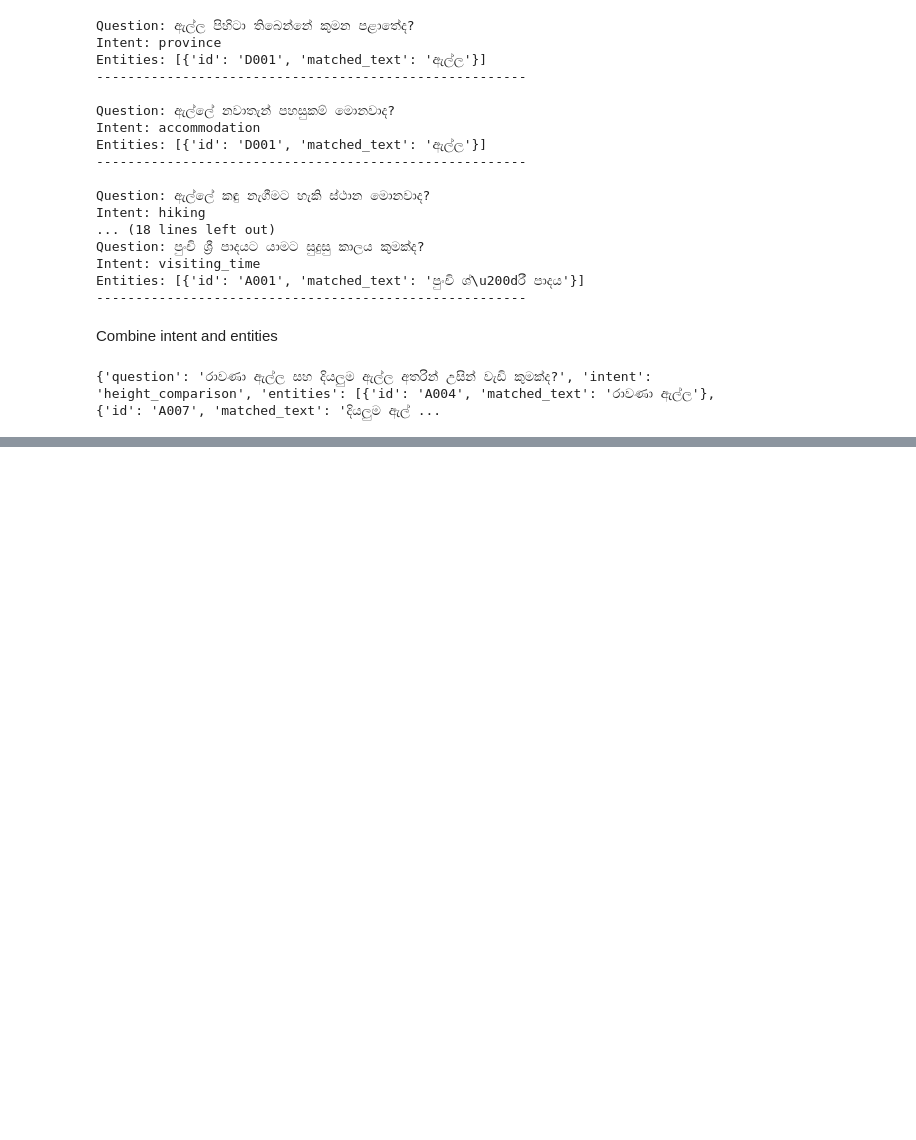
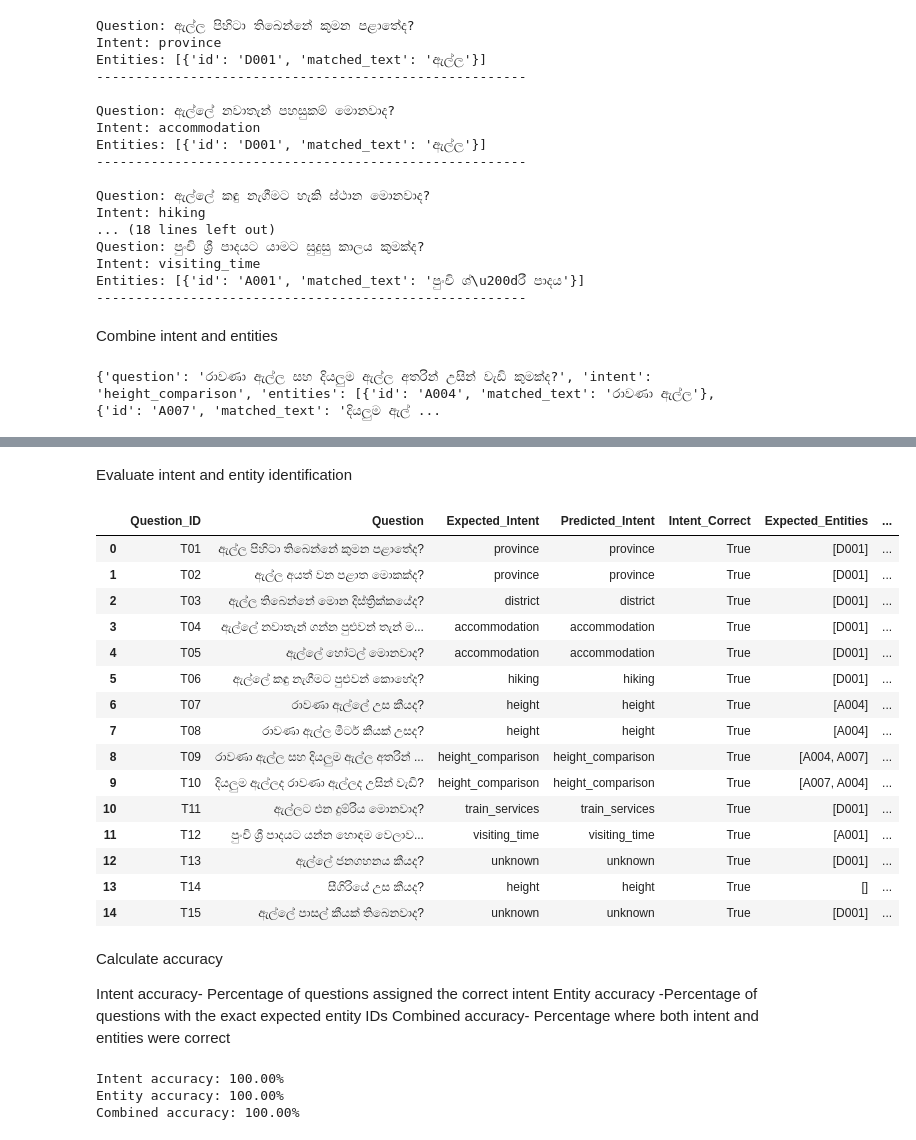
Before and after one commit to ThiyangiS/Sinhala-KG-SinLlama-Chatbot, a Jupyter notebook: notebooks/05_sinhala_question_processing.ipynb, the cells around one changed output, grey strips where cells are left out. Saved outputs shown, nothing was run; the diff lists cells and outputs as text; code cells hidden in the pictures; blank space fills up the shorter version.

```diff
--- a/notebooks/05_sinhala_question_processing.ipynb
+++ b/notebooks/05_sinhala_question_processing.ipynb
@@ -202,0 +641,77 @@ print(test)
+# %% [markdown]
+Evaluate intent and entity identification
+# %%
+import pandas as pd
+
+evaluation_results = []
+
+for item in evaluation_questions:
+
+    analysis = analyze_question(item["question"])
+
+    predicted_intent = analysis["intent"]
+    predicted_entities = [
+        entity["id"] for entity in analysis["entities"]
+    ]
+
+    intent_correct = (
+        predicted_intent == item["expected_intent"]
+    )
+
+    entity_correct = (
+        predicted_entities == item["expected_entities"]
+    )
+
+    evaluation_results.append({
+        "Question_ID": item["id"],
+        "Question": item["question"],
+        "Expected_Intent": item["expected_intent"],
+        "Predicted_Intent": predicted_intent,
+        "Intent_Correct": intent_correct,
+        "Expected_Entities": item["expected_entities"],
+        "Predicted_Entities": predicted_entities,
+        "Entity_Correct": entity_correct
+    })
+
+question_eval_df = pd.DataFrame(evaluation_results)
+
+display(question_eval_df)
+# %% [output]
+|  | Question_ID | Question | Expected_Intent | Predicted_Intent | Intent_Correct | Expected_Entities | ... |
+| 0 | T01 | ඇල්ල පිහිටා තිබෙන්නේ කුමන පළාතේද? | province | province | True | [D001] | ... |
+| 1 | T02 | ඇල්ල අයත් වන පළාත මොකක්ද? | province | province | True | [D001] | ... |
+| 2 | T03 | ඇල්ල තිබෙන්නේ මොන දිස්ත්‍රික්කයේද? | district | district | True | [D001] | ... |
+| 3 | T04 | ඇල්ලේ නවාතැන් ගන්න පුළුවන් තැන් ම... | accommodation | accommodation | True | [D001] | ... |
+| 4 | T05 | ඇල්ලේ හෝටල් මොනවාද? | accommodation | accommodation | True | [D001] | ... |
+| 5 | T06 | ඇල්ලේ කඳු නැගීමට පුළුවන් කොහේද? | hiking | hiking | True | [D001] | ... |
+| 6 | T07 | රාවණා ඇල්ලේ උස කීයද? | height | height | True | [A004] | ... |
+| 7 | T08 | රාවණා ඇල්ල මීටර් කීයක් උසද? | height | height | True | [A004] | ... |
+| 8 | T09 | රාවණා ඇල්ල සහ දියලුම ඇල්ල අතරින් ... | height_comparison | height_comparison | True | [A004, A007] | ... |
+| 9 | T10 | දියලුම ඇල්ලද රාවණා ඇල්ලද උසින් වැඩි? | height_comparison | height_comparison | True | [A007, A004] | ... |
+| 10 | T11 | ඇල්ලට එන දුම්රිය මොනවාද? | train_services | train_services | True | [D001] | ... |
+| 11 | T12 | පුංචි ශ්‍රී පාදයට යන්න හොඳම වෙලාව... | visiting_time | visiting_time | True | [A001] | ... |
+| 12 | T13 | ඇල්ලේ ජනගහනය කීයද? | unknown | unknown | True | [D001] | ... |
+| 13 | T14 | සීගිරියේ උස කීයද? | height | height | True | [] | ... |
+| 14 | T15 | ඇල්ලේ පාසල් කීයක් තිබෙනවාද? | unknown | unknown | True | [D001] | ... |
+# %% [markdown]
+Calculate accuracy
+
+Intent accuracy-	Percentage of questions assigned the correct intent
+Entity accuracy	-Percentage of questions with the exact expected entity IDs
+Combined accuracy-	Percentage where both intent and entities were correct
+# %%
+intent_accuracy = question_eval_df["Intent_Correct"].mean()
+entity_accuracy = question_eval_df["Entity_Correct"].mean()
+
+combined_accuracy = (
+    question_eval_df["Intent_Correct"]
+    & question_eval_df["Entity_Correct"]
+).mean()
+
+print(f"Intent accuracy: {intent_accuracy:.2%}")
+print(f"Entity accuracy: {entity_accuracy:.2%}")
+print(f"Combined accuracy: {combined_accuracy:.2%}")
+# %% [output]
+Intent accuracy: 100.00%
+Entity accuracy: 100.00%
+Combined accuracy: 100.00%
```
Also changed, not shown: parts of 24 cells of this notebook, 10 other files.
